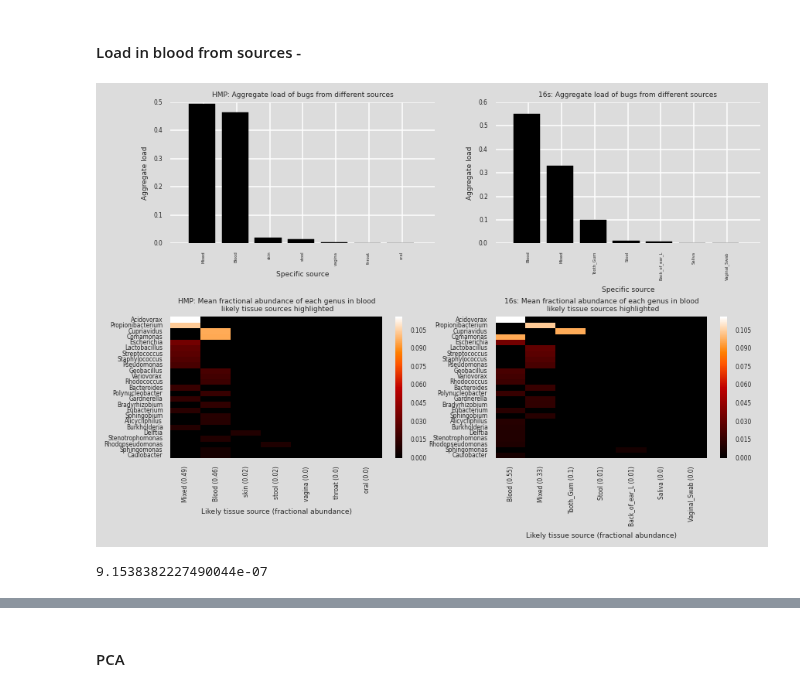
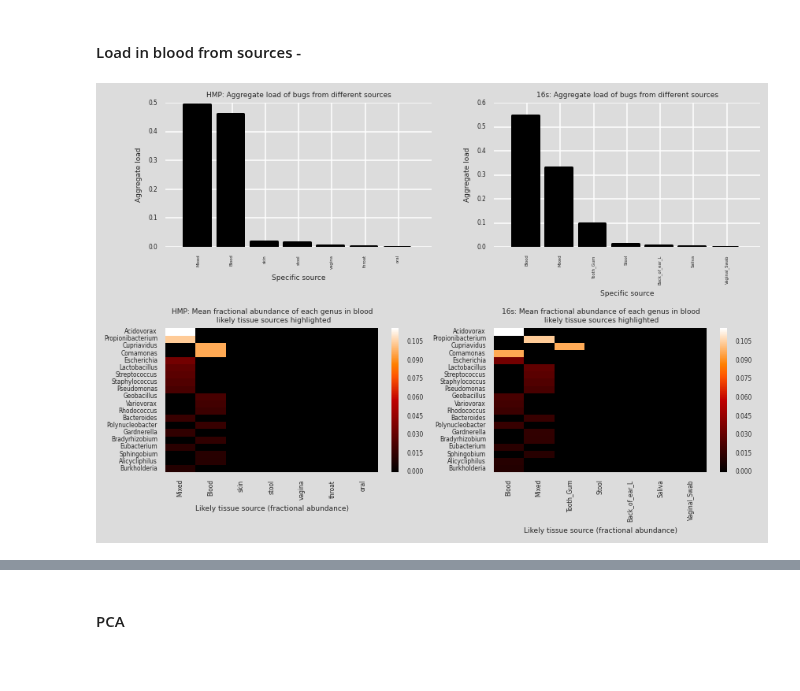
Before and after one commit to lmart999/CS229, a Jupyter notebook: Relman_Decomposition.ipynb, the cells around one changed output, grey strips where cells are left out. Cells and saved outputs as stored; diff of their text form; code cells hidden in the pictures; blank space fills up the shorter version.

```diff
--- a/Relman_Decomposition.ipynb
+++ b/Relman_Decomposition.ipynb
@@ -161,7 +146,7 @@ mean_data_16s.shape
 (456, 7)
 # %%
 blood=pd.DataFrame(mean_data_16s['Blood'])
-mean_data_hmp=pd.concat([hmp_dat_norm,blood],axis=1,join='outer')
+mean_data_hmp=pd.concat([blood,hmp_dat_norm],axis=1,join='outer')
 mean_data_hmp.fillna(0,inplace=True)
-mean_data_hmp.shape
+mean_data_hmp.head(3)
 # %% [output]
@@ -409,7 +506,7 @@ def plotload(bs_dat,dat_type,site_specific_bugs):
     stor_blood.loc['Mixed']=bs_dat.loc[:,'Blood'].sum()-stor_blood.loc[:,'Load'].sum()
     stor_blood.sort('Load',inplace=True,ascending=False)
     ind=np.arange(stor_blood.shape[0])
-    plt.bar(ind-0.45,np.array(stor_blood),color='k')
+    plt.bar(ind-0.45,np.array(stor_blood),color='black',edgecolor = "black",lw=2)
     locs,labels=plt.xticks(ind,stor_blood.index)
     plt.setp(labels, rotation=90, fontsize=3.5)
     locs,labels=plt.yticks()
@@ -480,44 +577,40 @@ def prepHeatmap(bs_dat,dat_type,site_specific_bugs):
     blood_dat_map=blood_dat_map[sum_cat.index]
 
     # Number of bugs to show in the final heatmap
-    rank=25
+    rank=20
     blood_dat_map=blood_dat_map.loc[blood_dat_map.index[-rank:]]
 
     makeHeatmap(blood_dat_map)
     sum_cat=sum_cat.apply(lambda x: np.round(x,decimals=2))
     bugLabels=[s+' (%s)'%sum_cat.loc[s] for s in sum_cat.index]
+    bugLabels=sum_cat.index
     ind=np.arange(len(bugLabels))+0.5
     locs,labels=plt.xticks(ind,bugLabels)
     plt.xlim([0,len(bugLabels)])
     plt.setp(labels, rotation=90, fontsize=5)
     cb = plt.colorbar()
     ax = cb.ax
     ax.tick_params(labelsize=5)
 
     plt.xlabel('Likely tissue source (fractional abundance)',fontsize=6)
     plt.title('%s: Mean fractional abundance of each %s in blood \n likely tissue sources highlighted'%(dat_type,taxLevel_for_analysis),fontsize=6)
     plt.tight_layout()
 
 fig = plt.Figure()
 
 plt.subplot(2,2,1)
 plotload(mean_data_hmp,'HMP',site_specific_hmp)
 
 plt.subplot(2,2,3)
 prepHeatmap(mean_data_hmp,'HMP',site_specific_hmp)
 
 plt.subplot(2,2,2)
 plotload(mean_data_16s,'16s',site_specific_16s)
 
 plt.subplot(2,2,4)
 prepHeatmap(mean_data_16s,'16s',site_specific_16s)
 
-#fig.tight_layout()
-#fig.savefig(os.getcwd()+'/Desktop/Blood_Composition_%s.png'%taxLevel_for_analysis,format='png',bbox_inches='tight',dpi=150,pad_inches=0.5)
-#fig.savefig(os.getcwd()+'/Desktop/Blood_Composition_%s.pdf'%taxLevel_for_analysis,format='pdf',bbox_inches='tight',dpi=150,pad_inches=0.5)
+#plt.savefig(os.getcwd()+'/Desktop/Blood_Composition_%s.png'%taxLevel_for_analysis,format='png',bbox_inches='tight',dpi=150,pad_inches=0.5)
+#plt.savefig(os.getcwd()+'/Desktop/Blood_Composition_%s.pdf'%taxLevel_for_analysis,format='pdf',bbox_inches='tight',dpi=150,pad_inches=0.5)
 # %% [output]
-[figure, old version]
+[figure, new version]
-# %%
-blood_data_nonzero.loc[bug]
-# %% [output]
-9.1538382227490044e-07
```
Also changed, not shown: parts of 43 cells of this notebook.
